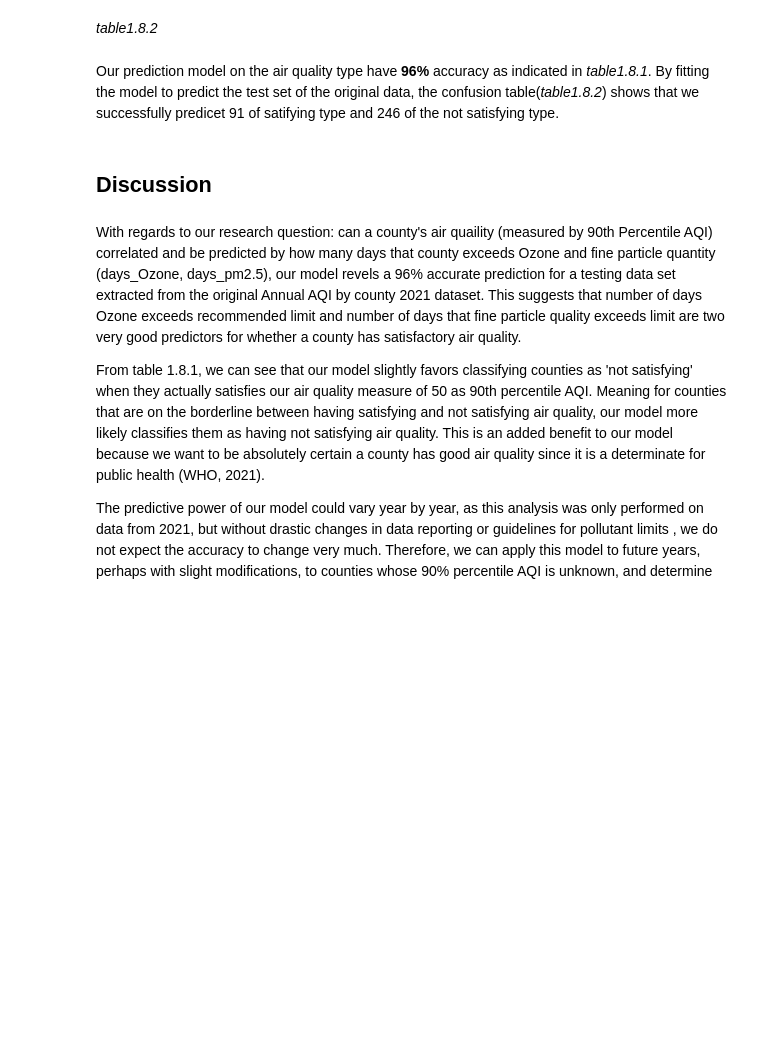
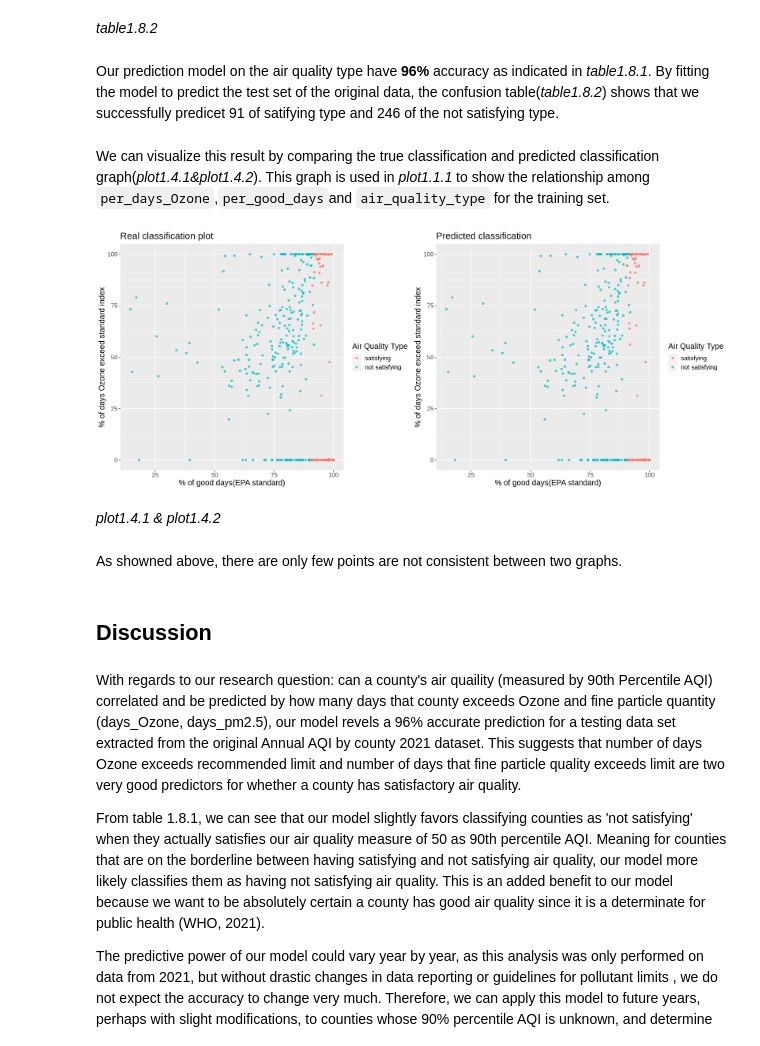
Before and after one commit to Hansen0014/Air-quality-data, a Jupyter notebook: air_quality_report.ipynb, the cells around one changed output. Saved outputs shown, nothing was run; the diff lists cells and outputs as text; code cells hidden in the pictures; blank space fills up the shorter version.

```diff
--- a/air_quality_report.ipynb
+++ b/air_quality_report.ipynb
@@ -364,6 +364,31 @@ Prediction       satisfying not satisfying
 *table1.8.2*
 # %% [markdown]
 Our prediction model on the air quality type have **96%** accuracy as indicated in *table1.8.1*. By fitting the model to predict the test set of the original data, the confusion table(*table1.8.2*) shows that we successfully predicet 91 of satifying type and 246 of the not satisfying type.
+# %% [markdown]
+We can visualize this result by comparing the true classification and predicted classification graph(*plot1.4.1&plot1.4.2*).
+This graph is used in *plot1.1.1* to show the relationship among `per_days_Ozone`,`per_good_days`and `air_quality_type` for the training set.
+# %%
+options(repr.plot.width = 17, repr.plot.height = 7)
+test_plot1 <- ggplot(data = Air_quality_test,aes(x = per_good_days, y = per_days_Ozone)) +
+    geom_point(aes(colour = air_quality_type), alpha = 0.7) +
+    labs(colour = "Air Quality Type",title = "Real classification plot") +
+    xlab("% of good days(EPA standard)") +
+    ylab("% of days Ozone exceed standard index") +
+    theme(text = element_text(size = 15), legend.position="right")
+
+pred_plot1 <- ggplot(data = Air_quality_predictions,aes(x = per_good_days, y = per_days_Ozone)) +
+    geom_point(aes(colour = .pred_class), alpha = 0.7) +
+    labs(colour = "Air Quality Type", title  = "Predicted classification") +
+    xlab("% of good days(EPA standard)") +
+    ylab("% of days Ozone exceed standard index") +
+    theme(text = element_text(size = 15), legend.position="right")
+plot_grid(test_plot1, pred_plot1 , ncol = 2)
+# %% [output]
+[figure, added]
+# %% [markdown]
+*plot1.4.1 & plot1.4.2*
+# %% [markdown]
+As showned above, there are only few points are not consistent between two graphs.
 # %% [markdown]
 ## Discussion
 # %% [markdown]
```
Also changed, not shown: parts of 1 cell of this notebook.
